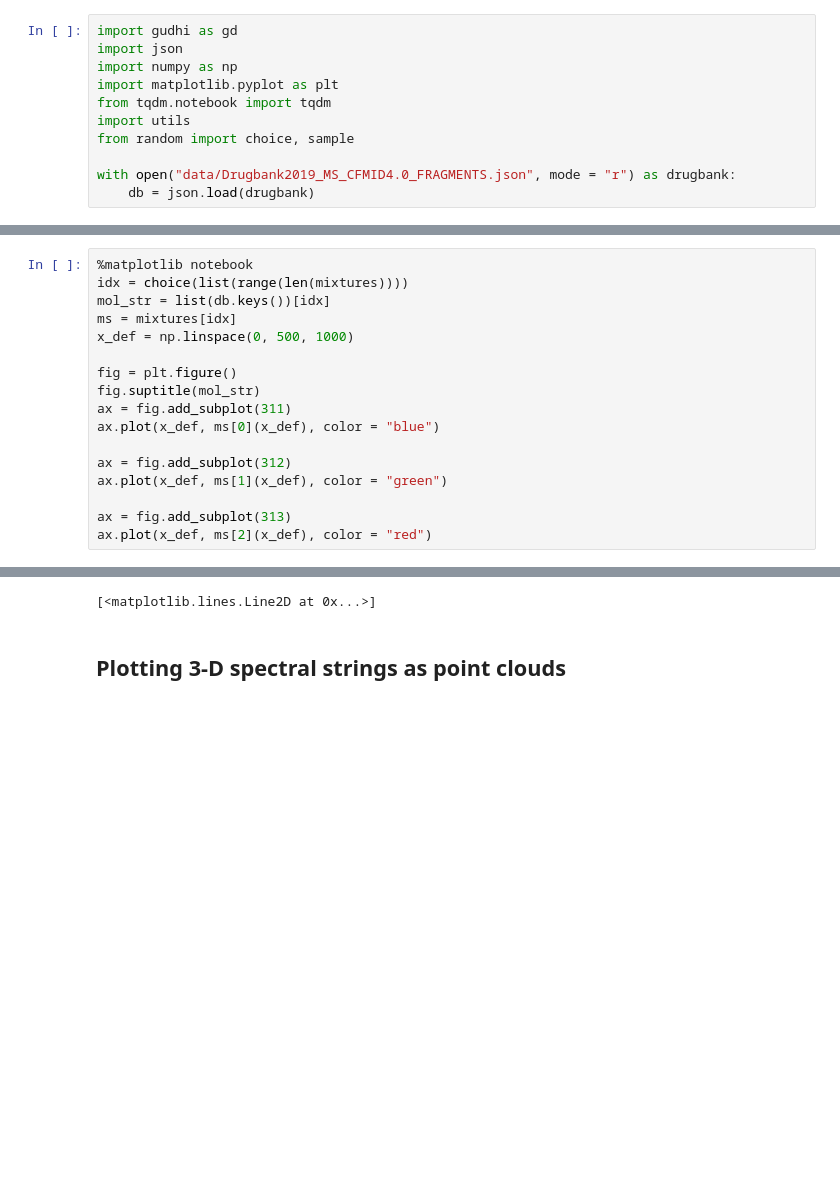
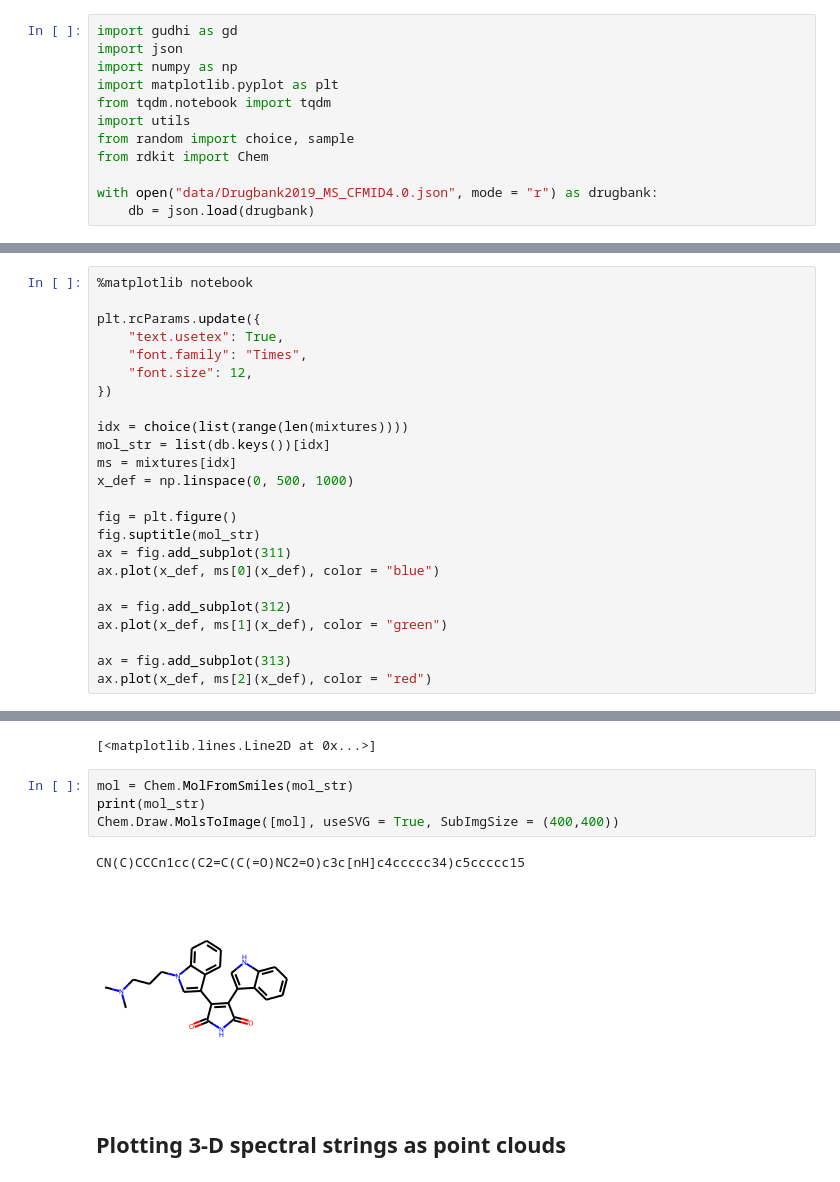
Before and after one commit to axean/mstda, a Jupyter notebook: gaussian_mixture_plot.ipynb, the cells around one changed output, grey strips where cells are left out. Drawn from its saved outputs; the diff is of its cells as text; blank space fills up the shorter version.

```diff
--- a/gaussian_mixture_plot.ipynb
+++ b/gaussian_mixture_plot.ipynb
@@ -6,8 +6,9 @@ import matplotlib.pyplot as plt
 from tqdm.notebook import tqdm
 import utils
 from random import choice, sample
+from rdkit import Chem
 
-with open("data/Drugbank2019_MS_CFMID4.0_FRAGMENTS.json", mode = "r") as drugbank:
+with open("data/Drugbank2019_MS_CFMID4.0.json", mode = "r") as drugbank:
     db = json.load(drugbank)
 # %%
 mixtures = list()
@@ -21,6 +22,13 @@ for m in tqdm(list(db.keys())):
 Since the ms are now continuous functions the topological features depend on the domain where the function is evaluated.
 # %%
 %matplotlib notebook
+
+plt.rcParams.update({
+    "text.usetex": True,
+    "font.family": "Times",
+    "font.size": 12,
+})
+
 idx = choice(list(range(len(mixtures))))
 mol_str = list(db.keys())[idx]
 ms = mixtures[idx]
@@ -40,6 +48,13 @@ ax.plot(x_def, ms[2](x_def), color = "red")
 [interactive output not drawn]
 [interactive output not drawn]
 [<matplotlib.lines.Line2D at 0x...>]
+# %%
+mol = Chem.MolFromSmiles(mol_str)
+print(mol_str)
+Chem.Draw.MolsToImage([mol], useSVG = True, SubImgSize = (400,400))
+# %% [output]
+CN(C)CCCn1cc(C2=C(C(=O)NC2=O)c3c[nH]c4ccccc34)c5ccccc15
+[figure, added]
 # %% [markdown]
 ## Plotting 3-D spectral strings as point clouds
 # %%
```
Also changed, not shown: parts of 1 cell of this notebook, 7 other files.
